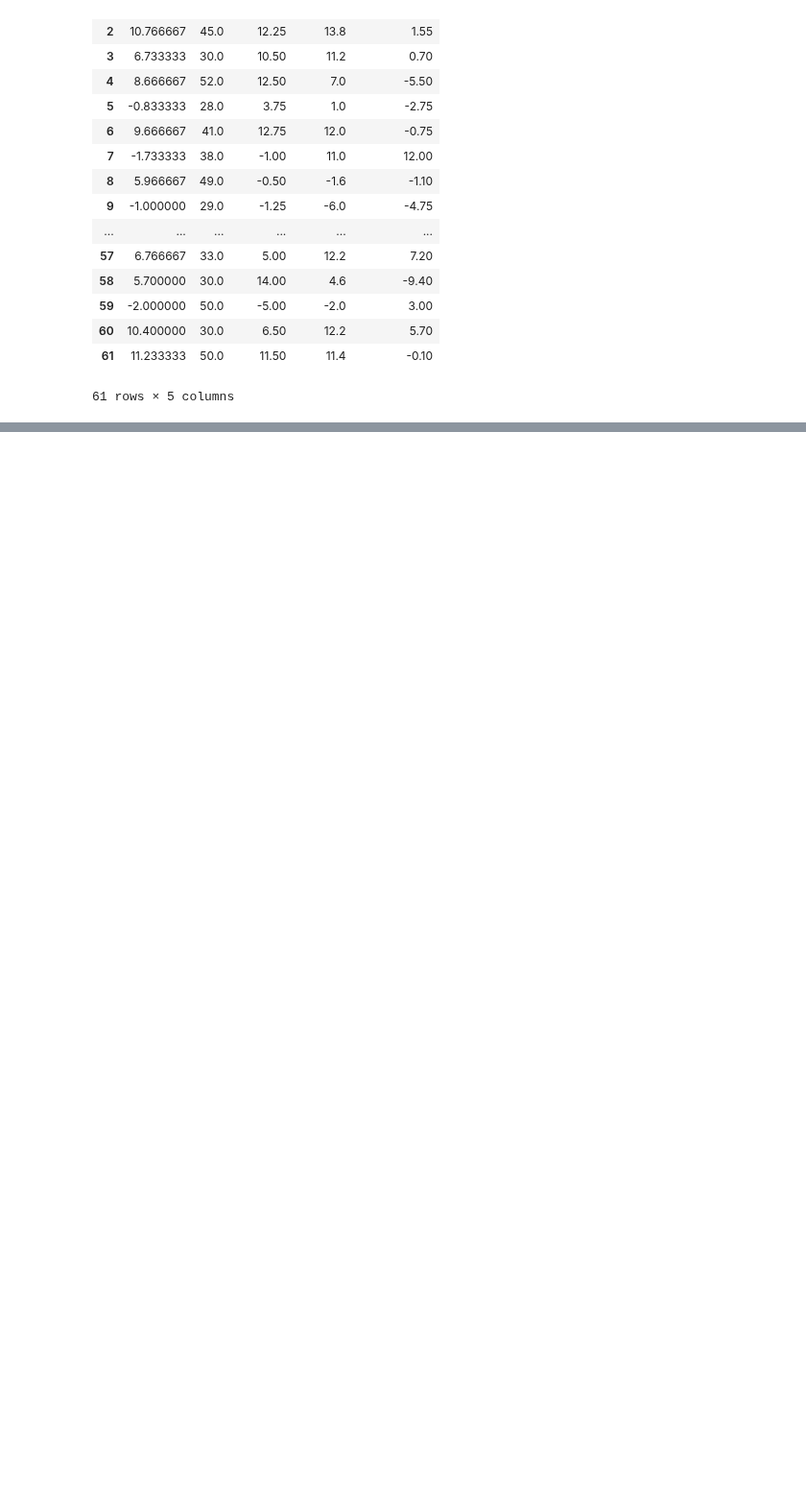
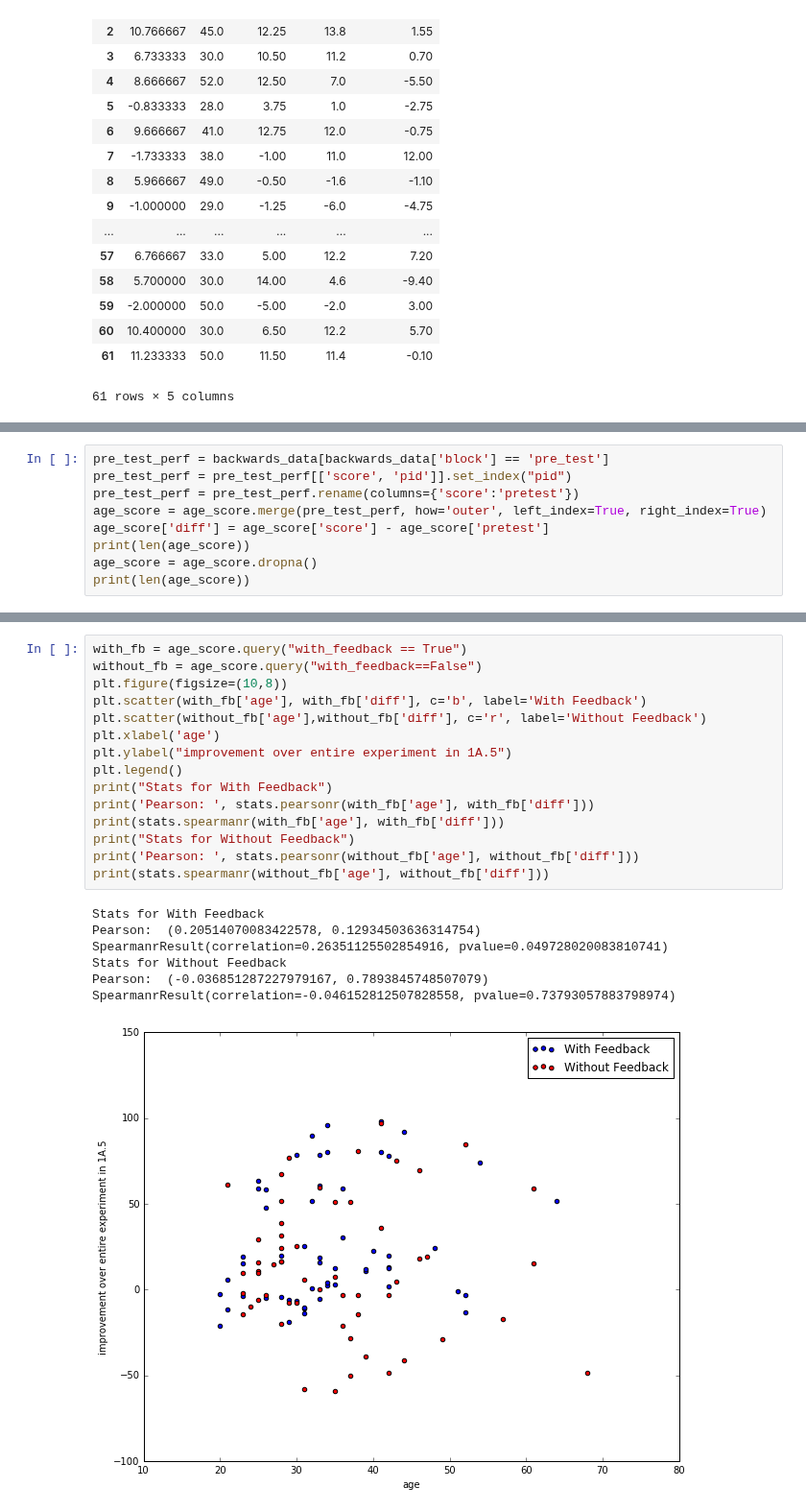
Before and after one commit to fredcallaway/planning, a Jupyter notebook: python/age_analyses.ipynb, the cells around one changed output, grey strips where cells are left out. Shown at 96% size. Drawn from its saved outputs; the diff is of its cells as text; blank space fills up the shorter version.

```diff
--- a/python/age_analyses.ipynb
+++ b/python/age_analyses.ipynb
@@ -113,0 +212,9 @@ SpearmanrResult(correlation=0.33627061418531845, pvalue=0.0080570560072356391)
+# %%
+pre_test_perf = backwards_data[backwards_data['block'] == 'pre_test']
+pre_test_perf = pre_test_perf[['score', 'pid']].set_index("pid")
+pre_test_perf = pre_test_perf.rename(columns={'score':'pretest'})
+age_score = age_score.merge(pre_test_perf, how='outer', left_index=True, right_index=True)
+age_score['diff'] = age_score['score'] - age_score['pretest']
+print(len(age_score))
+age_score = age_score.dropna()
+print(len(age_score))
@@ -113,0 +234,23 @@ SpearmanrResult(correlation=0.33627061418531845, pvalue=0.0080570560072356391)
+# %%
+with_fb = age_score.query("with_feedback == True")
+without_fb = age_score.query("with_feedback==False")
+plt.figure(figsize=(10,8))
+plt.scatter(with_fb['age'], with_fb['diff'], c='b', label='With Feedback')
+plt.scatter(without_fb['age'],without_fb['diff'], c='r', label='Without Feedback')
+plt.xlabel('age')
+plt.ylabel("improvement over entire experiment in 1A.5")
+plt.legend()
+print("Stats for With Feedback")
+print('Pearson: ', stats.pearsonr(with_fb['age'], with_fb['diff']))
+print(stats.spearmanr(with_fb['age'], with_fb['diff']))
+print("Stats for Without Feedback")
+print('Pearson: ', stats.pearsonr(without_fb['age'], without_fb['diff']))
+print(stats.spearmanr(without_fb['age'], without_fb['diff']))
+# %% [output]
+Stats for With Feedback
+Pearson:  (0.20514070083422578, 0.12934503636314754)
+SpearmanrResult(correlation=0.26351125502854916, pvalue=0.049728020083810741)
+Stats for Without Feedback
+Pearson:  (-0.036851287227979167, 0.7893845748507079)
+SpearmanrResult(correlation=-0.046152812507828558, pvalue=0.73793057883798974)
+[figure, added]
```
Also changed, not shown: parts of 27 cells of this notebook, 1 other file.
